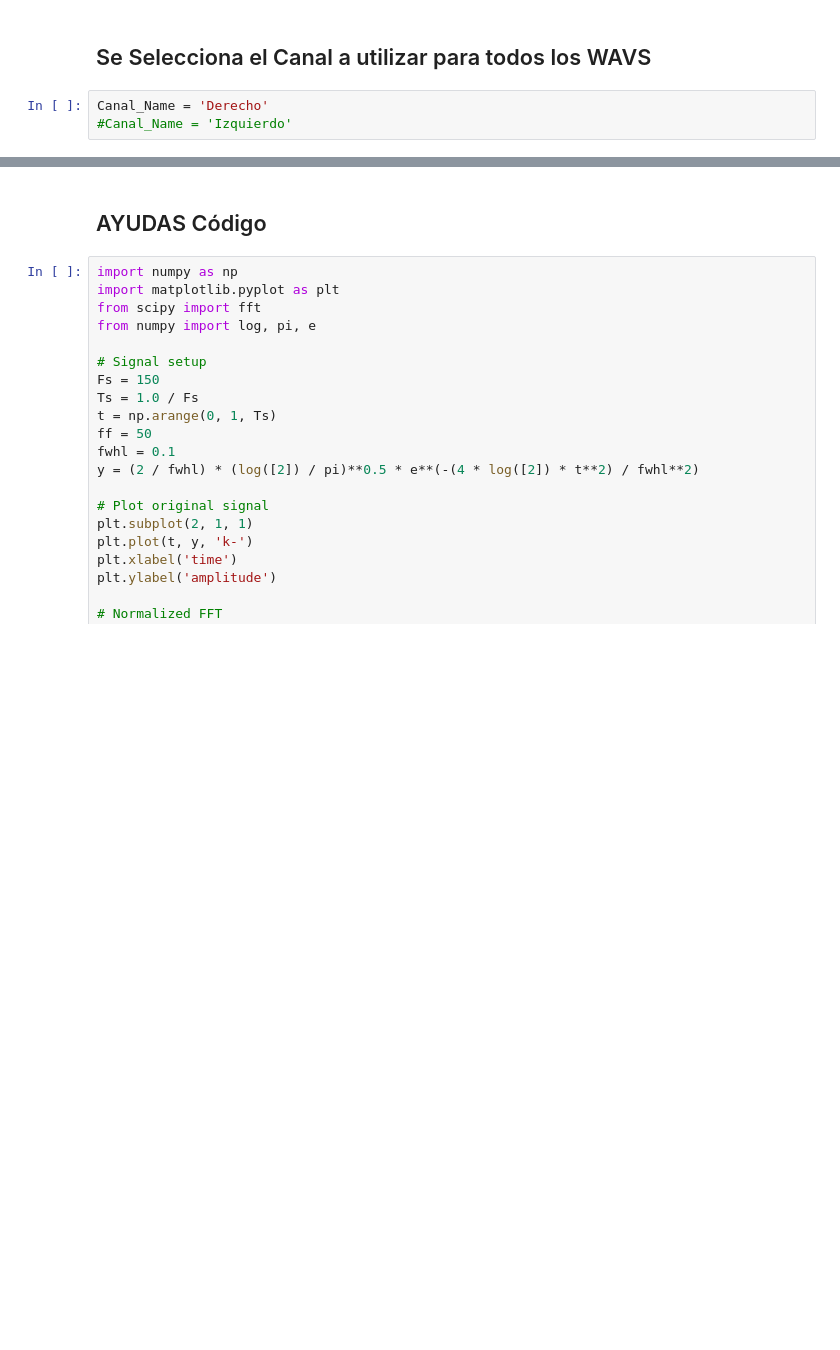
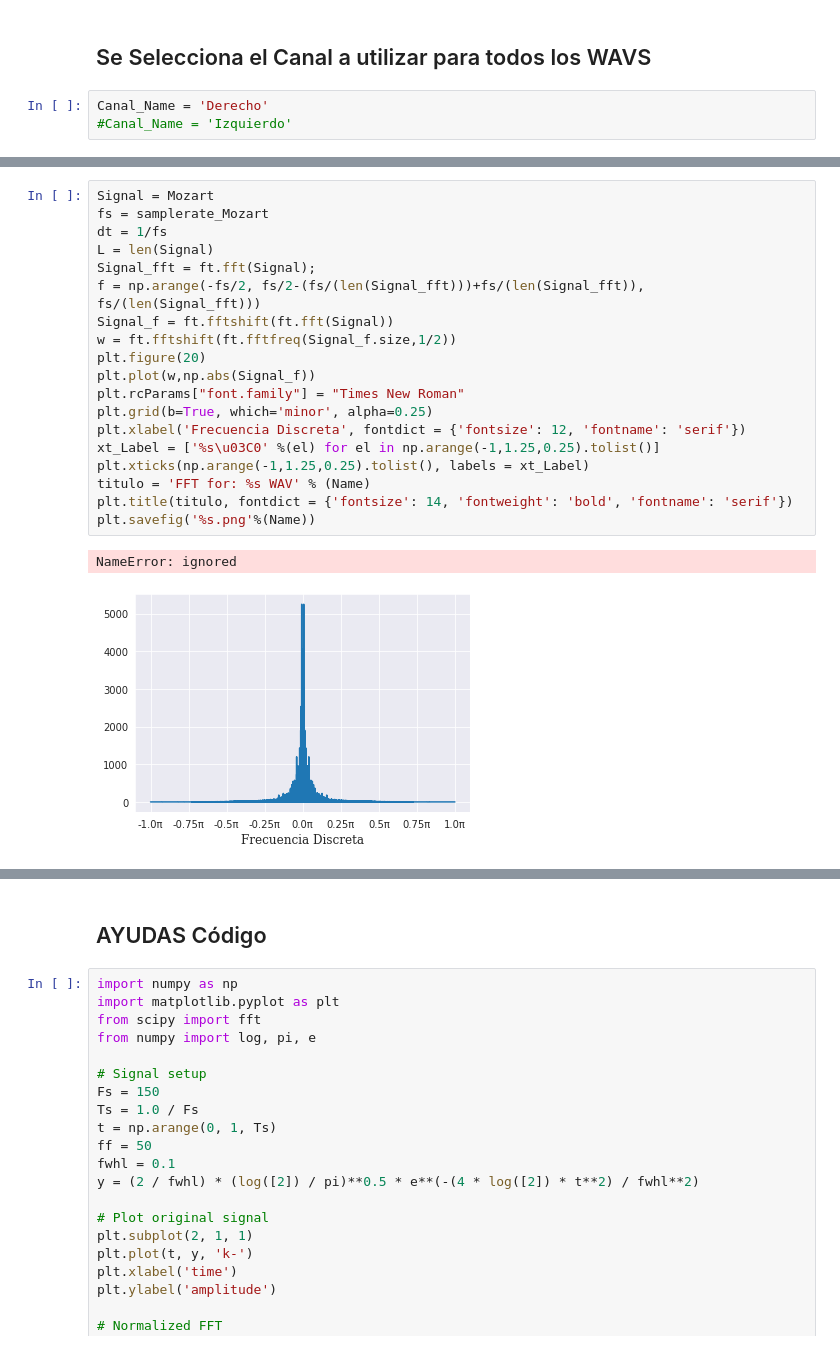
Before and after one commit to capajaro/DSP_Project, a Jupyter notebook: Proyecto_Final_DSP_UN.ipynb, the cells around one changed output, grey strips where cells are left out. Saved outputs shown, nothing was run; the diff lists cells and outputs as text; blank space fills up the shorter version.

```diff
--- a/Proyecto_Final_DSP_UN.ipynb
+++ b/Proyecto_Final_DSP_UN.ipynb
@@ -140,0 +164,22 @@ FoureirPlots(Mozart, samplerate_Mozart, 'Mozart')
+# %%
+Signal = Mozart
+fs = samplerate_Mozart
+dt = 1/fs
+L = len(Signal)
+Signal_fft = ft.fft(Signal);
+f = np.arange(-fs/2, fs/2-(fs/(len(Signal_fft)))+fs/(len(Signal_fft)), fs/(len(Signal_fft)))
+Signal_f = ft.fftshift(ft.fft(Signal))
+w = ft.fftshift(ft.fftfreq(Signal_f.size,1/2))
+plt.figure(20)
+plt.plot(w,np.abs(Signal_f))
+plt.rcParams["font.family"] = "Times New Roman"
+plt.grid(b=True, which='minor', alpha=0.25)
+plt.xlabel('Frecuencia Discreta', fontdict = {'fontsize': 12, 'fontname': 'serif'})
+xt_Label = ['%s\u03C0' %(el) for el in np.arange(-1,1.25,0.25).tolist()]
+plt.xticks(np.arange(-1,1.25,0.25).tolist(), labels = xt_Label)
+titulo = 'FFT for: %s WAV' % (Name)
+plt.title(titulo, fontdict = {'fontsize': 14, 'fontweight': 'bold', 'fontname': 'serif'})
+plt.savefig('%s.png'%(Name))
+# %% [output]
+NameError: ignored
+[figure, added]
```
Also changed, not shown: parts of 11 cells of this notebook.
